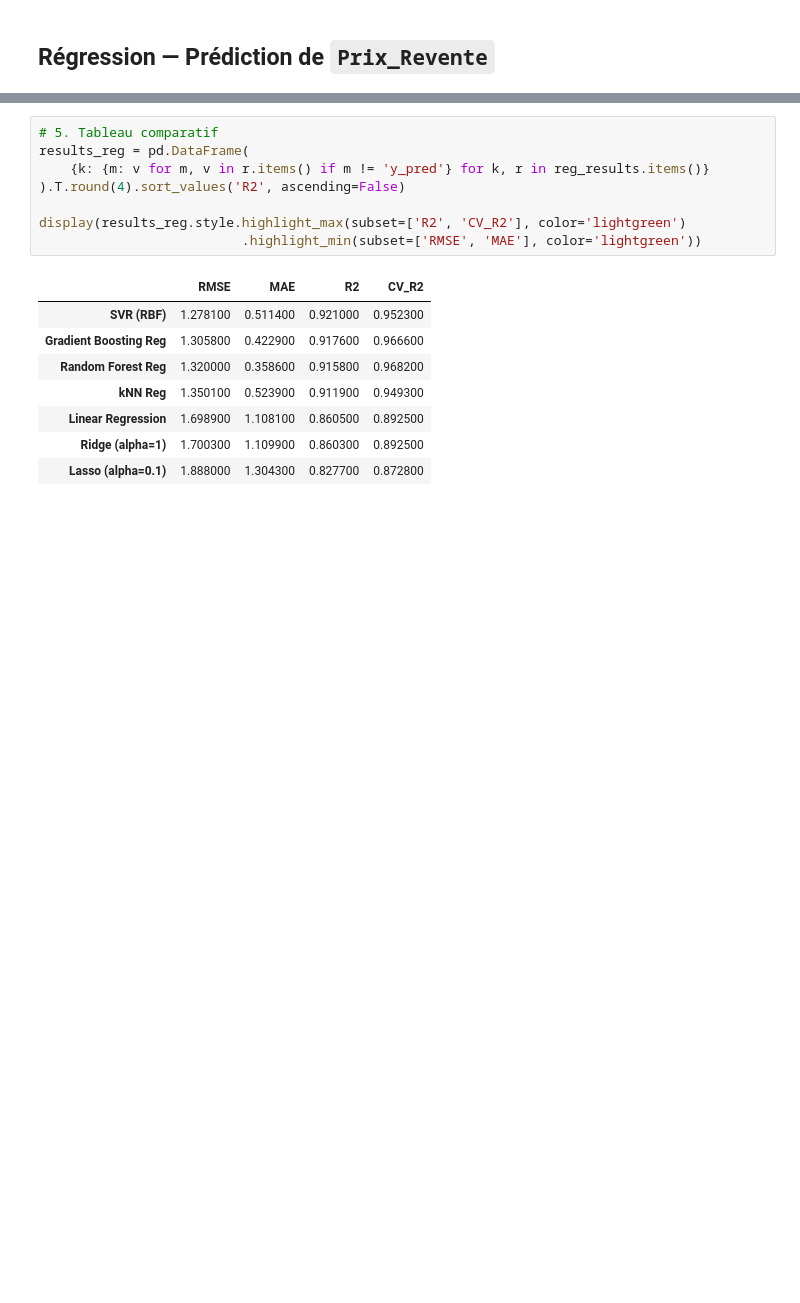
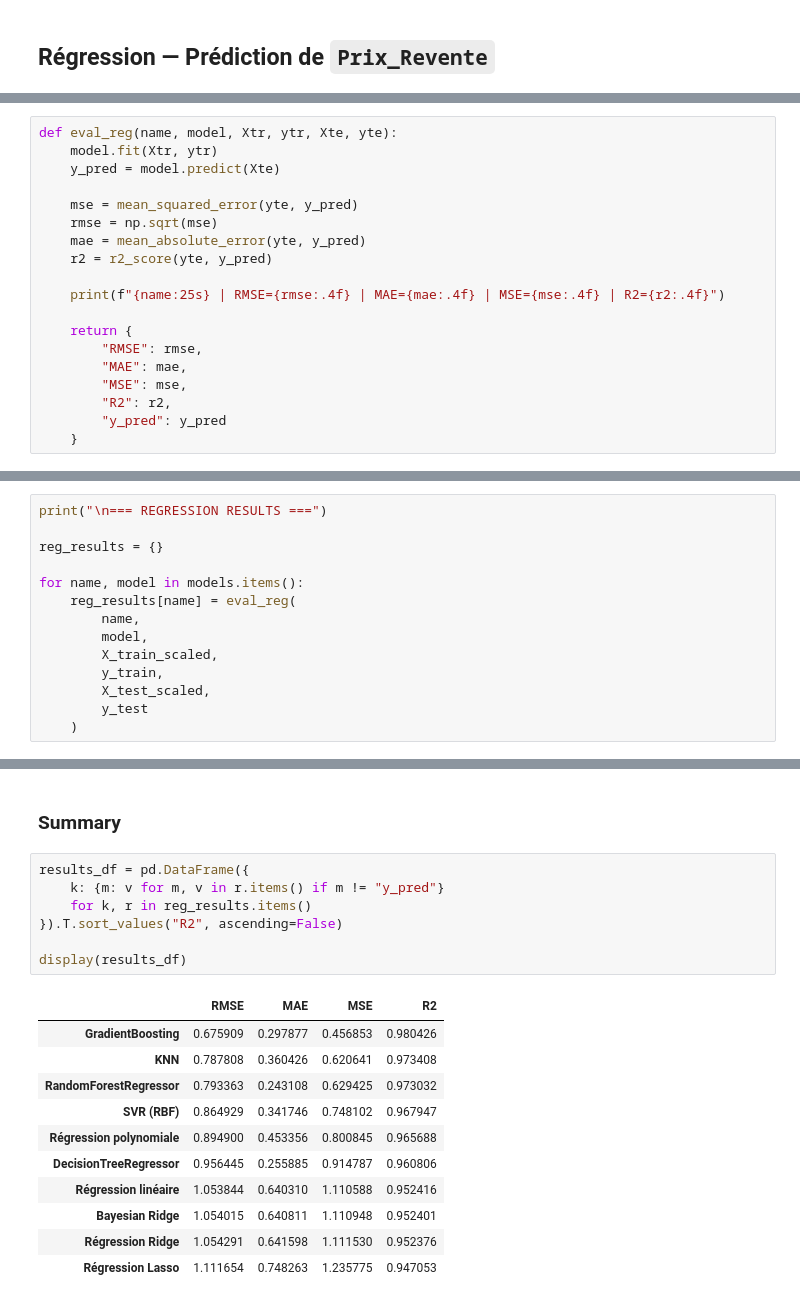
Before and after one commit to baccarifarah/eco-smart-classifier, a Jupyter notebook: src/modeling/regression.ipynb, the cells around one changed output, grey strips where cells are left out. Cells and saved outputs as stored; diff of their text form; blank space fills up the shorter version.

Commit message:
update regression

```diff
--- a/src/modeling/regression.ipynb
+++ b/src/modeling/regression.ipynb
@@ -134,0 +73,19 @@ reg_results['SVR (RBF)'] = eval_reg('SVR (RBF)', SVR(kernel='rbf'), X_tr_scaled,
+# %%
+def eval_reg(name, model, Xtr, ytr, Xte, yte):
+    model.fit(Xtr, ytr)
+    y_pred = model.predict(Xte)
+
+    mse = mean_squared_error(yte, y_pred)
+    rmse = np.sqrt(mse)
+    mae = mean_absolute_error(yte, y_pred)
+    r2 = r2_score(yte, y_pred)
+
+    print(f"{name:25s} | RMSE={rmse:.4f} | MAE={mae:.4f} | MSE={mse:.4f} | R2={r2:.4f}")
+
+    return {
+        "RMSE": rmse,
+        "MAE": mae,
+        "MSE": mse,
+        "R2": r2,
+        "y_pred": y_pred
+    }
@@ -134,0 +123,14 @@ reg_results['SVR (RBF)'] = eval_reg('SVR (RBF)', SVR(kernel='rbf'), X_tr_scaled,
+# %%
+print("\n=== REGRESSION RESULTS ===")
+
+reg_results = {}
+
+for name, model in models.items():
+    reg_results[name] = eval_reg(
+        name,
+        model,
+        X_train_scaled,
+        y_train,
+        X_test_scaled,
+        y_test
+    )
@@ -135,17 +149,21 @@ reg_results['SVR (RBF)'] = eval_reg('SVR (RBF)', SVR(kernel='rbf'), X_tr_scaled,
+# %% [markdown]
+### Summary
 # %%
-# 5. Tableau comparatif
-results_reg = pd.DataFrame(
-    {k: {m: v for m, v in r.items() if m != 'y_pred'} for k, r in reg_results.items()}
-).T.round(4).sort_values('R2', ascending=False)
+results_df = pd.DataFrame({
+    k: {m: v for m, v in r.items() if m != "y_pred"}
+    for k, r in reg_results.items()
+}).T.sort_values("R2", ascending=False)
 
-display(results_reg.style.highlight_max(subset=['R2', 'CV_R2'], color='lightgreen')
-                          .highlight_min(subset=['RMSE', 'MAE'], color='lightgreen'))
+display(results_df)
 # %% [output]
-|  | RMSE | MAE | R2 | CV_R2 |
-| SVR (RBF) | 1.278100 | 0.511400 | 0.921000 | 0.952300 |
-| Gradient Boosting Reg | 1.305800 | 0.422900 | 0.917600 | 0.966600 |
-| Random Forest Reg | 1.320000 | 0.358600 | 0.915800 | 0.968200 |
-| kNN Reg | 1.350100 | 0.523900 | 0.911900 | 0.949300 |
-| Linear Regression | 1.698900 | 1.108100 | 0.860500 | 0.892500 |
-| Ridge (alpha=1) | 1.700300 | 1.109900 | 0.860300 | 0.892500 |
-| Lasso (alpha=0.1) | 1.888000 | 1.304300 | 0.827700 | 0.872800 |
+|  | RMSE | MAE | MSE | R2 |
+| GradientBoosting | 0.675909 | 0.297877 | 0.456853 | 0.980426 |
+| KNN | 0.787808 | 0.360426 | 0.620641 | 0.973408 |
+| RandomForestRegressor | 0.793363 | 0.243108 | 0.629425 | 0.973032 |
+| SVR (RBF) | 0.864929 | 0.341746 | 0.748102 | 0.967947 |
+| Régression polynomiale | 0.894900 | 0.453356 | 0.800845 | 0.965688 |
+| DecisionTreeRegressor | 0.956445 | 0.255885 | 0.914787 | 0.960806 |
+| Régression linéaire | 1.053844 | 0.640310 | 1.110588 | 0.952416 |
+| Bayesian Ridge | 1.054015 | 0.640811 | 1.110948 | 0.952401 |
+| Régression Ridge | 1.054291 | 0.641598 | 1.111530 | 0.952376 |
+| Régression Lasso | 1.111654 | 0.748263 | 1.235775 | 0.947053 |
```
Also changed, not shown: parts of 29 cells of this notebook.
